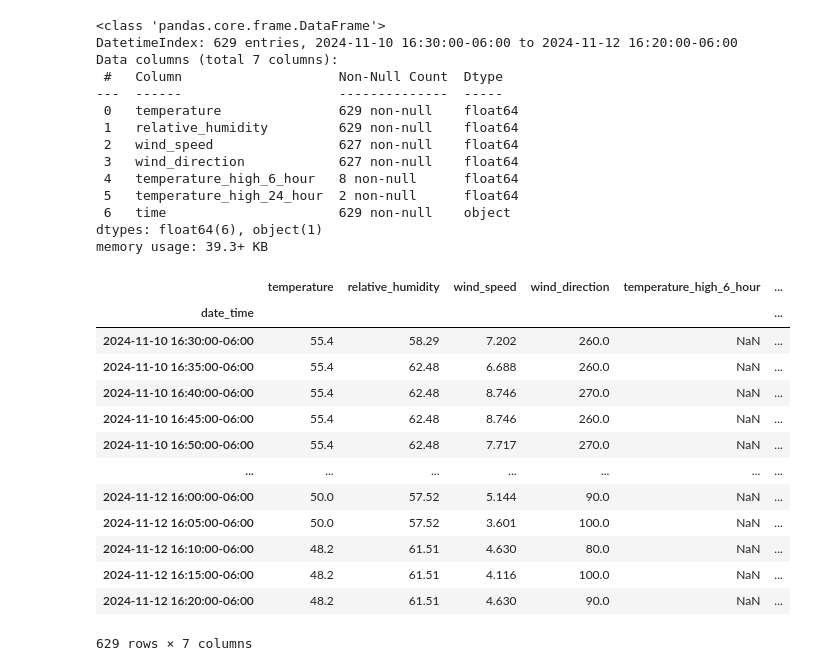
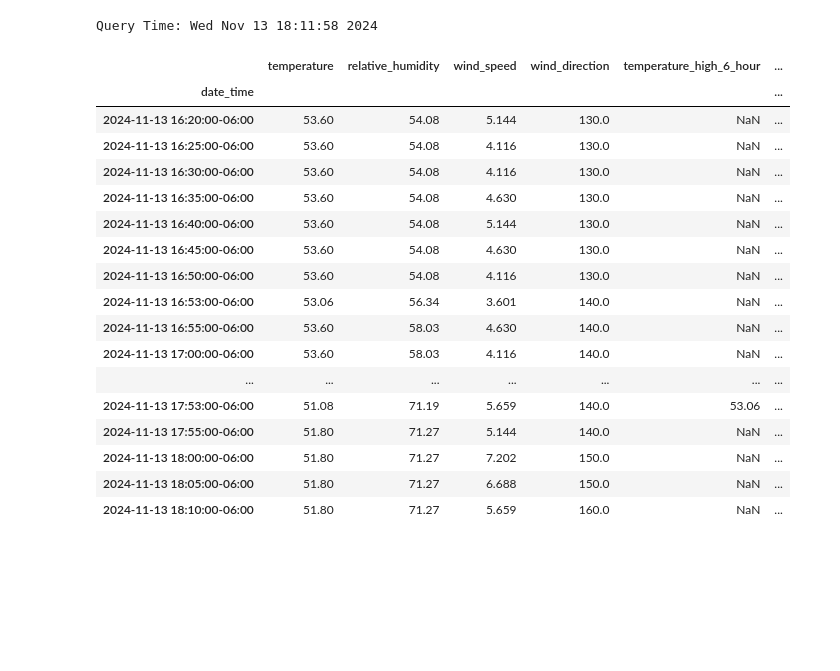
Before and after one commit to abhmul/kalshi-arbitrage, a Jupyter notebook: notebooks/03-am-temp_timeseries.ipynb, the cells around one changed output. Drawn from its saved outputs; the diff is of its cells as text; code cells hidden in the pictures; blank space fills up the shorter version.

```diff
--- a/notebooks/03-am-temp_timeseries.ipynb
+++ b/notebooks/03-am-temp_timeseries.ipynb
@@ -6,58 +6,58 @@ import pytz
 
 client = NWSClient()
 # %%
+import time
+from IPython.display import clear_output
 # MIA - 11:07 AM CT
 # MDW - 11:08 AM CT - still too uncertain
 # AUS - 11:23 AM CT - still too uncertain
 # NYC
 
 station = StationID.MDW
+radii = {
+    StationID.MDW: 4,
+}
 station_tz = STATION_TZ[station]
 prior_days = 2
+while True:
+    print(f"Query Time: {time.ctime()}")
 
-df = client.get_timeseries(station, datetime.now(tz=BASE_TZ) - timedelta(days=prior_days), datetime.now(tz=BASE_TZ))
-df = df.rename(columns={
-        'air_temp_set_1': 'temperature',
-        'relative_humidity_set_1': 'relative_humidity',
-        'wind_speed_set_1': 'wind_speed',
-        'wind_direction_set_1': 'wind_direction',
-        'air_temp_high_6_hour_set_1': 'temperature_high_6_hour',
-        'air_temp_high_24_hour_set_1': 'temperature_high_24_hour',
+    df = client.get_timeseries(station, datetime.now(tz=BASE_TZ) - timedelta(days=prior_days), datetime.now(tz=BASE_TZ), radius=radii[station])
+    df = df.rename(columns={
+            'air_temp_set_1': 'temperature',
+            'relative_humidity_set_1': 'relative_humidity',
+            'wind_speed_set_1': 'wind_speed',
+            'wind_direction_set_1': 'wind_direction',
+            'air_temp_high_6_hour_set_1': 'temperature_high_6_hour',
+            'air_temp_high_24_hour_set_1': 'temperature_high_24_hour',
 
-    })
-df[['temperature', 'temperature_high_6_hour', 'temperature_high_24_hour']] = df[['temperature', 'temperature_high_6_hour', 'temperature_high_24_hour']].apply(celsius_to_fahrenheit)
+        })
+    df[['temperature', 'temperature_high_6_hour', 'temperature_high_24_hour']] = df[['temperature', 'temperature_high_6_hour', 'temperature_high_24_hour']].apply(celsius_to_fahrenheit)
 
-df.info()
-df
+    # df.info()
+    display(df.tail(25))
+    clear_output(wait=True)
+    time.sleep(15)
 # %% [output]
-<class 'pandas.core.frame.DataFrame'>
-DatetimeIndex: 629 entries, 2024-11-10 16:30:00-06:00 to 2024-11-12 16:20:00-06:00
-Data columns (total 7 columns):
- #   Column                    Non-Null Count  Dtype
----  ------                    --------------  -----
- 0   temperature               629 non-null    float64
- 1   relative_humidity         629 non-null    float64
- 2   wind_speed                627 non-null    float64
- 3   wind_direction            627 non-null    float64
- 4   temperature_high_6_hour   8 non-null      float64
- 5   temperature_high_24_hour  2 non-null      float64
- 6   time                      629 non-null    object
-dtypes: float64(6), object(1)
-memory usage: 39.3+ KB
+Query Time: Wed Nov 13 18:11:58 2024
 |  | temperature | relative_humidity | wind_speed | wind_direction | temperature_high_6_hour | ... |
 | date_time |  |  |  |  |  | ... |
-| 2024-11-10 16:30:00-06:00 | 55.4 | 58.29 | 7.202 | 260.0 | NaN | ... |
-| 2024-11-10 16:35:00-06:00 | 55.4 | 62.48 | 6.688 | 260.0 | NaN | ... |
-| 2024-11-10 16:40:00-06:00 | 55.4 | 62.48 | 8.746 | 270.0 | NaN | ... |
-| 2024-11-10 16:45:00-06:00 | 55.4 | 62.48 | 8.746 | 260.0 | NaN | ... |
-| 2024-11-10 16:50:00-06:00 | 55.4 | 62.48 | 7.717 | 270.0 | NaN | ... |
+| 2024-11-13 16:20:00-06:00 | 53.60 | 54.08 | 5.144 | 130.0 | NaN | ... |
+| 2024-11-13 16:25:00-06:00 | 53.60 | 54.08 | 4.116 | 130.0 | NaN | ... |
+| 2024-11-13 16:30:00-06:00 | 53.60 | 54.08 | 4.116 | 130.0 | NaN | ... |
+| 2024-11-13 16:35:00-06:00 | 53.60 | 54.08 | 4.630 | 130.0 | NaN | ... |
+| 2024-11-13 16:40:00-06:00 | 53.60 | 54.08 | 5.144 | 130.0 | NaN | ... |
+| 2024-11-13 16:45:00-06:00 | 53.60 | 54.08 | 4.630 | 130.0 | NaN | ... |
+| 2024-11-13 16:50:00-06:00 | 53.60 | 54.08 | 4.116 | 130.0 | NaN | ... |
+| 2024-11-13 16:53:00-06:00 | 53.06 | 56.34 | 3.601 | 140.0 | NaN | ... |
+| 2024-11-13 16:55:00-06:00 | 53.60 | 58.03 | 4.630 | 140.0 | NaN | ... |
+| 2024-11-13 17:00:00-06:00 | 53.60 | 58.03 | 4.116 | 140.0 | NaN | ... |
 | ... | ... | ... | ... | ... | ... | ... |
-| 2024-11-12 16:00:00-06:00 | 50.0 | 57.52 | 5.144 | 90.0 | NaN | ... |
-| 2024-11-12 16:05:00-06:00 | 50.0 | 57.52 | 3.601 | 100.0 | NaN | ... |
-| 2024-11-12 16:10:00-06:00 | 48.2 | 61.51 | 4.630 | 80.0 | NaN | ... |
-| 2024-11-12 16:15:00-06:00 | 48.2 | 61.51 | 4.116 | 100.0 | NaN | ... |
-| 2024-11-12 16:20:00-06:00 | 48.2 | 61.51 | 4.630 | 90.0 | NaN | ... |
+| 2024-11-13 17:53:00-06:00 | 51.08 | 71.19 | 5.659 | 140.0 | 53.06 | ... |
+| 2024-11-13 17:55:00-06:00 | 51.80 | 71.27 | 5.144 | 140.0 | NaN | ... |
+| 2024-11-13 18:00:00-06:00 | 51.80 | 71.27 | 7.202 | 150.0 | NaN | ... |
+| 2024-11-13 18:05:00-06:00 | 51.80 | 71.27 | 6.688 | 150.0 | NaN | ... |
+| 2024-11-13 18:10:00-06:00 | 51.80 | 71.27 | 5.659 | 160.0 | NaN | ... |
-629 rows × 7 columns
 # %%
 import pandas as pd
 pd.options.plotting.backend = "plotly"
```
Also changed, not shown: 10 other files.
